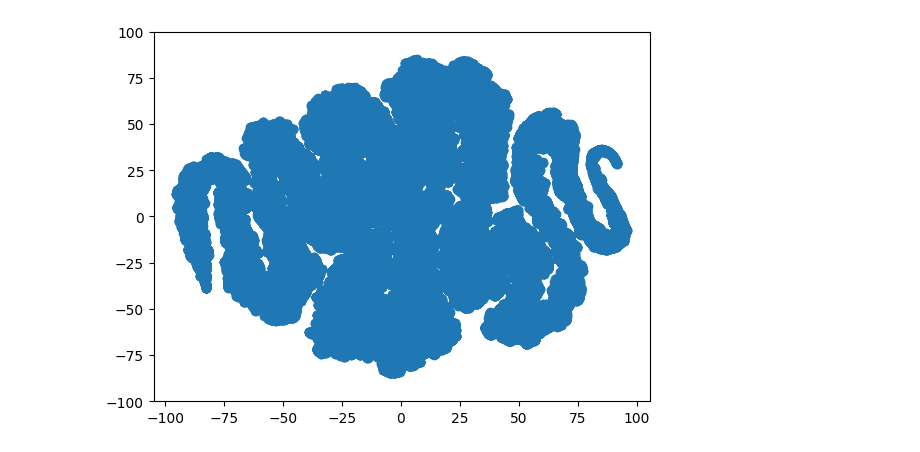
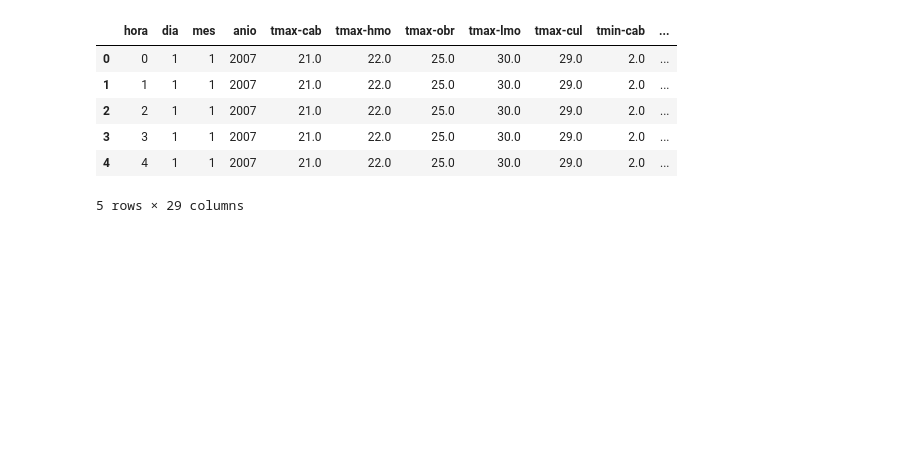
Before and after one commit to AAA-Energia/energy-demand-prediction, a Jupyter notebook: notebooks/apply_TSNE_DBSCAN.ipynb, the cells around one changed output. Saved outputs shown, nothing was run; the diff lists cells and outputs as text; code cells hidden in the pictures; blank space fills up the shorter version.

```diff
--- a/notebooks/apply_TSNE_DBSCAN.ipynb
+++ b/notebooks/apply_TSNE_DBSCAN.ipynb
@@ -64,6 +10,0 @@ df_2d
-# %%
-plt.scatter(df_2d['x'], df_2d['y'])
-plt.ylim(-100,100)
-plt.show()
-# %% [output]
-[figure, removed]
@@ -72,0 +11,11 @@ X_embedded_f = TSNE(n_components =2 , n_iter = 700, perplexity = 50).fit_transfo
+# %%
+df = pd.read_csv('../data/processed/processed_data_energy.csv')
+df.head()
+# %% [output]
+|  | hora | dia | mes | anio | tmax-cab | tmax-hmo | tmax-obr | tmax-lmo | tmax-cul | tmin-cab | ... |
+| 0 | 0 | 1 | 1 | 2007 | 21.0 | 22.0 | 25.0 | 30.0 | 29.0 | 2.0 | ... |
+| 1 | 1 | 1 | 1 | 2007 | 21.0 | 22.0 | 25.0 | 30.0 | 29.0 | 2.0 | ... |
+| 2 | 2 | 1 | 1 | 2007 | 21.0 | 22.0 | 25.0 | 30.0 | 29.0 | 2.0 | ... |
+| 3 | 3 | 1 | 1 | 2007 | 21.0 | 22.0 | 25.0 | 30.0 | 29.0 | 2.0 | ... |
+| 4 | 4 | 1 | 1 | 2007 | 21.0 | 22.0 | 25.0 | 30.0 | 29.0 | 2.0 | ... |
+5 rows × 29 columns
```
Also changed, not shown: parts of 21 cells of this notebook.
